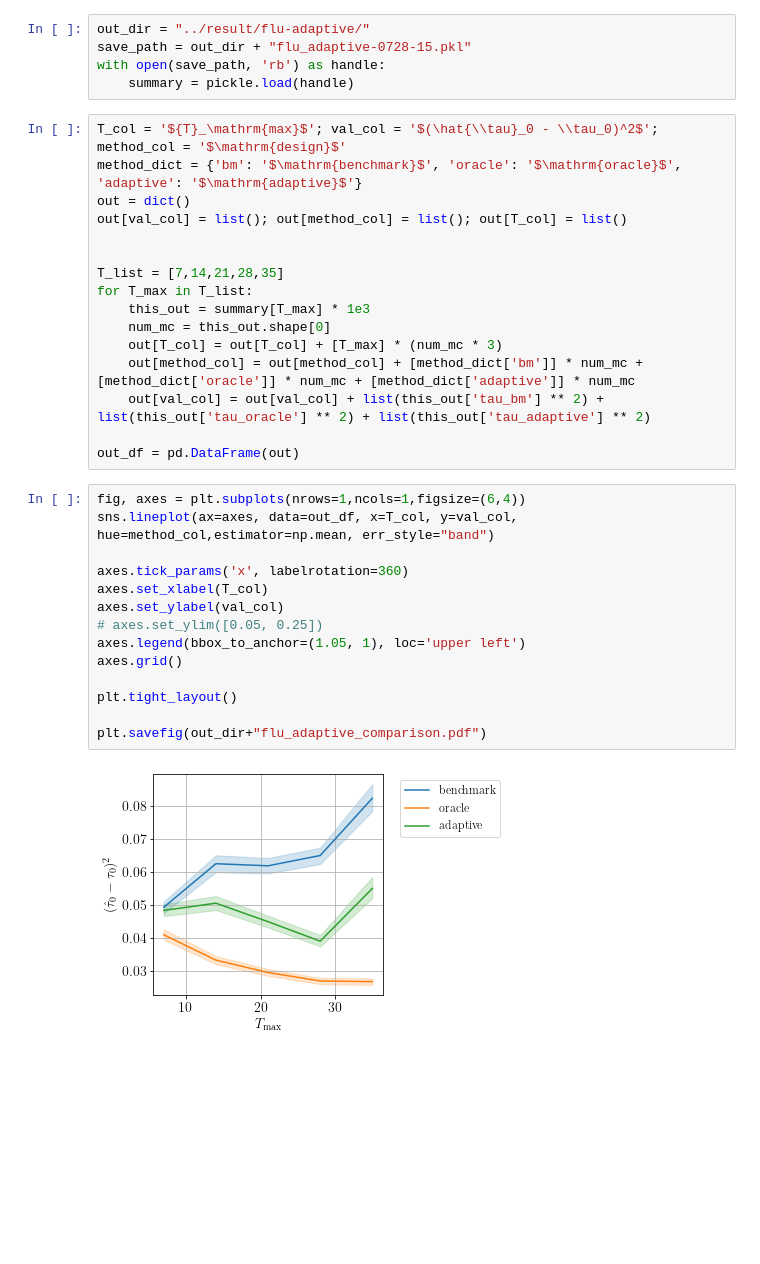
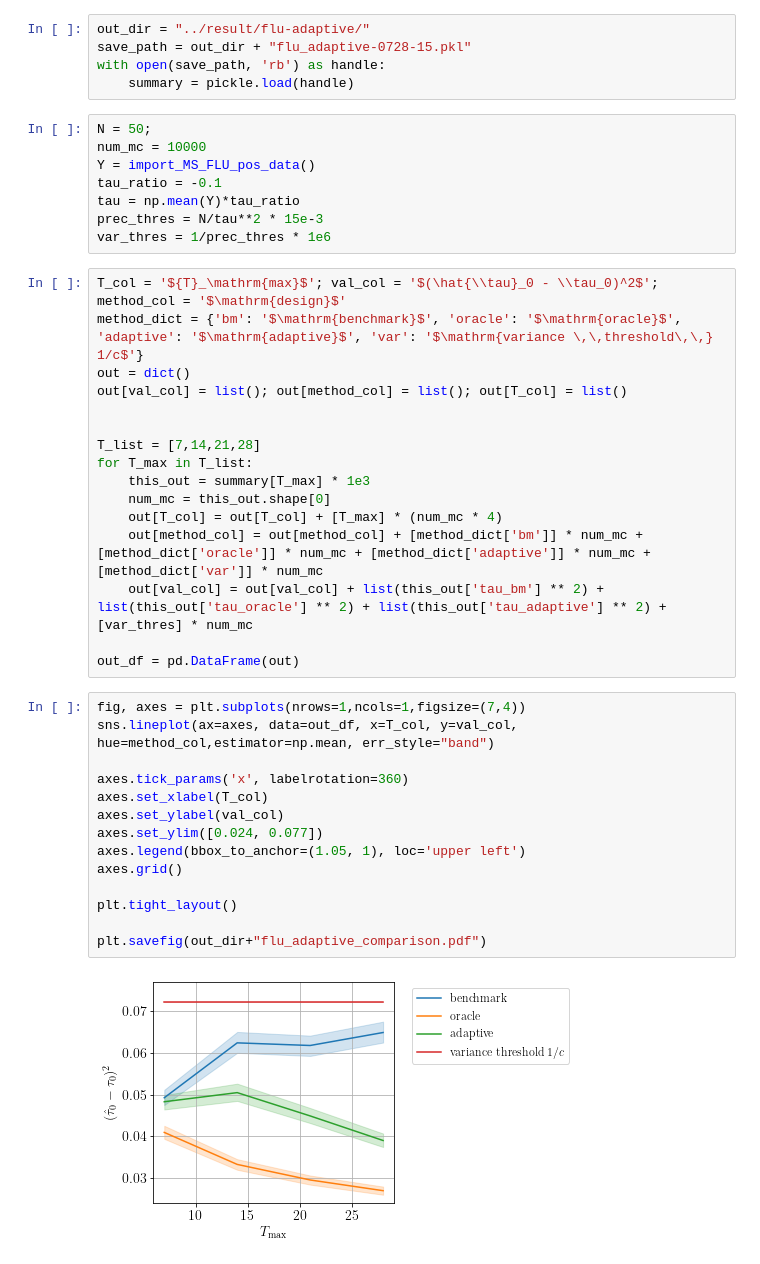
Before and after one commit to ruoxuanxiong/staggered_rollout_design, a Jupyter notebook: code/adaptive_make_figure.ipynb, the cells around one changed output. Drawn from its saved outputs; the diff is of its cells as text; blank space fills up the shorter version.

Commit message:
update adaptive figures

```diff
--- a/code/adaptive_make_figure.ipynb
+++ b/code/adaptive_make_figure.ipynb
@@ -24,38 +29,46 @@ out_dir = "../result/flu-adaptive/"
 save_path = out_dir + "flu_adaptive-0728-15.pkl"
 with open(save_path, 'rb') as handle:
     summary = pickle.load(handle)
+# %%
+N = 50;
+num_mc = 10000
+Y = import_MS_FLU_pos_data()
+tau_ratio = -0.1
+tau = np.mean(Y)*tau_ratio
+prec_thres = N/tau**2 * 15e-3
+var_thres = 1/prec_thres * 1e6
 # %%
 T_col = '${T}_\mathrm{max}$'; val_col = '$(\hat{\\tau}_0 - \\tau_0)^2$'; method_col = '$\mathrm{design}$'
-method_dict = {'bm': '$\mathrm{benchmark}$', 'oracle': '$\mathrm{oracle}$', 'adaptive': '$\mathrm{adaptive}$'}
+method_dict = {'bm': '$\mathrm{benchmark}$', 'oracle': '$\mathrm{oracle}$', 'adaptive': '$\mathrm{adaptive}$', 'var': '$\mathrm{variance \,\,threshold\,\,} 1/c$'}
 out = dict()
 out[val_col] = list(); out[method_col] = list(); out[T_col] = list()
 
 
-T_list = [7,14,21,28,35]
+T_list = [7,14,21,28]
 for T_max in T_list:
     this_out = summary[T_max] * 1e3
     num_mc = this_out.shape[0]
-    out[T_col] = out[T_col] + [T_max] * (num_mc * 3)
-    out[method_col] = out[method_col] + [method_dict['bm']] * num_mc + [method_dict['oracle']] * num_mc + [method_dict['adaptive']] * num_mc
-    out[val_col] = out[val_col] + list(this_out['tau_bm'] ** 2) + list(this_out['tau_oracle'] ** 2) + list(this_out['tau_adaptive'] ** 2)
+    out[T_col] = out[T_col] + [T_max] * (num_mc * 4)
+    out[method_col] = out[method_col] + [method_dict['bm']] * num_mc + [method_dict['oracle']] * num_mc + [method_dict['adaptive']] * num_mc + [method_dict['var']] * num_mc
+    out[val_col] = out[val_col] + list(this_out['tau_bm'] ** 2) + list(this_out['tau_oracle'] ** 2) + list(this_out['tau_adaptive'] ** 2) + [var_thres] * num_mc
 
 out_df = pd.DataFrame(out)
 # %%
-fig, axes = plt.subplots(nrows=1,ncols=1,figsize=(6,4))
+fig, axes = plt.subplots(nrows=1,ncols=1,figsize=(7,4))
 sns.lineplot(ax=axes, data=out_df, x=T_col, y=val_col, hue=method_col,estimator=np.mean, err_style="band")
 
 axes.tick_params('x', labelrotation=360)
 axes.set_xlabel(T_col)
 axes.set_ylabel(val_col)
-# axes.set_ylim([0.05, 0.25])
+axes.set_ylim([0.024, 0.077])
 axes.legend(bbox_to_anchor=(1.05, 1), loc='upper left')
 axes.grid()
 
 plt.tight_layout()
 
 plt.savefig(out_dir+"flu_adaptive_comparison.pdf")
 # %% [output]
-[figure, old version]
+[figure, new version]
 # %%
 num_Ts = len(T_list)
 fig, axes = plt.subplots(nrows=1,ncols=num_Ts,figsize=(4*num_Ts,4))
```
Also changed, not shown: parts of 2 cells of this notebook, 2 other files.
